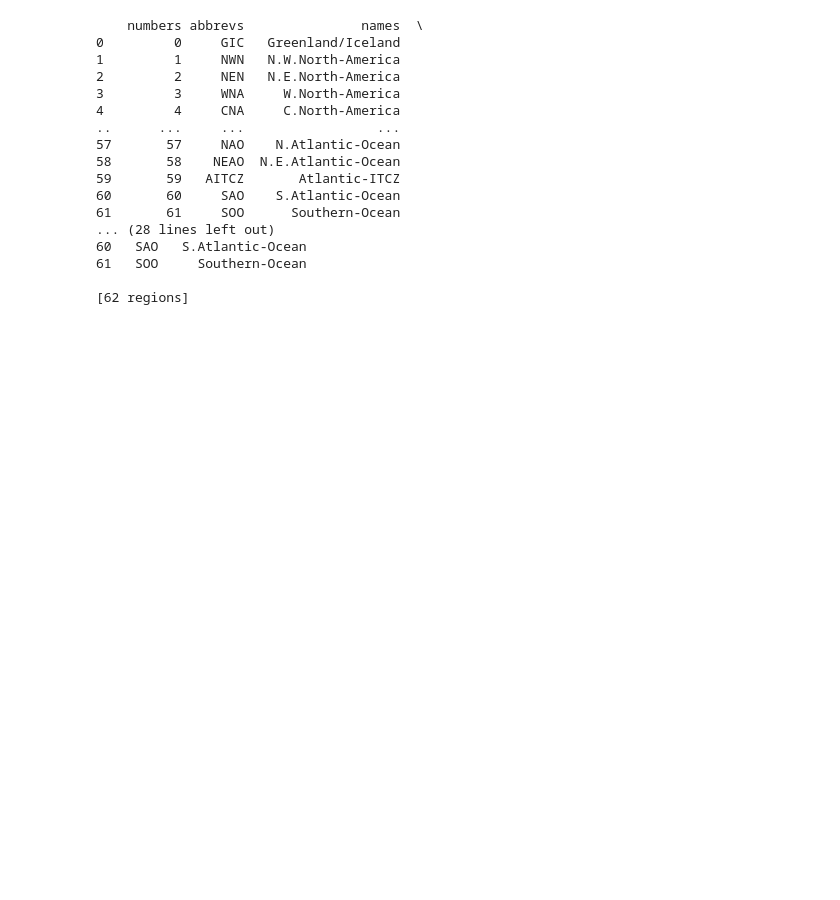
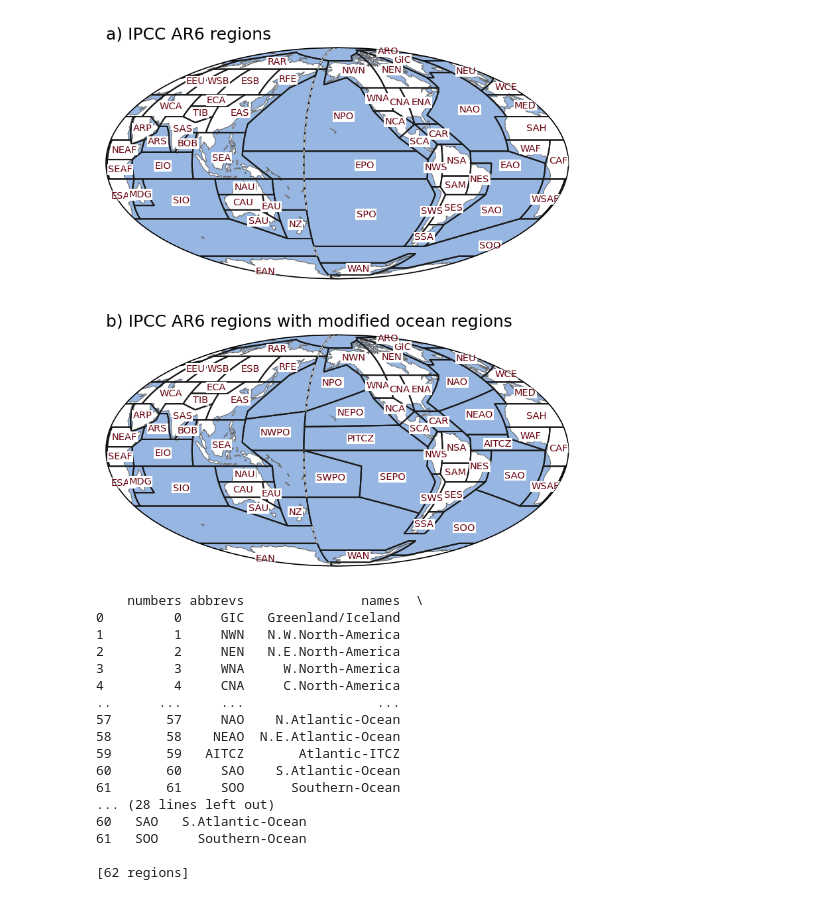
Before and after one commit to msahn/Modified_IPCC_AR6_regions, a Jupyter notebook: modified_IPCC_AR6_regions.ipynb, the cells around one changed output. Cells and saved outputs as stored; diff of their text form; code cells hidden in the pictures; blank space fills up the shorter version.

```diff
--- a/modified_IPCC_AR6_regions.ipynb
+++ b/modified_IPCC_AR6_regions.ipynb
@@ -160,6 +162,60 @@ ar6_all_mod_ocn = regionmask.Regions(
     abbrevs=abbrevs,
     name="AR6 reference regions with modified ocean regions",
 )
+# %%
+def Plot_AR6_map(ax, region):
+    """
+    INPUT
+    region: regionmask variable
+    OUTPUT
+    ax
+    """
+    text_kws = dict(color="#67000d", fontsize=7, bbox=dict(pad=0.1, color="w"))
+
+    ax = region.plot(
+        ax=ax,
+        label="abbrev",
+        add_ocean=True,
+        line_kws=dict(linewidth=1),
+        # coastlines=False,
+        text_kws=text_kws,
+    )
+    if 'mod' in region.name:
+        draw_line(ax, 180, 65, 180, 90)
+        draw_line(ax, 180, 25, 180, 58)
+        draw_line(ax, 180, -30, 180, 0)
+        draw_line(ax, 180, -64, 180, -50)
+        draw_line(ax, 180, -90, 180, -83)
+    else:
+        draw_line(ax, 180, 65, 180, 90)
+        draw_line(ax, 180, -30, 180, 58)
+        draw_line(ax, 180, -64, 180, -56)
+        draw_line(ax, 180, -90, 180, -83)
+
+    return ax
+#--------------------------------------------------------------------------
+
+def draw_line(ax, lon1, lat1, lon2, lat2):
+    for plat1 in range(lat1, lat2+1, 5):
+        plat2 = plat1 + 5
+        if plat2 > lat2: plat2 = lat2
+        ax.plot([lon1, lon2], [plat1, plat2], color='silver', linewidth=1, linestyle='dashed', transform=ccrs.PlateCarree())
+#--------------------------------------------------------------------------
+
+fig=plt.figure(figsize=(6,7.5),dpi=150)
+proj=ccrs.Mollweide(central_longitude=206)
+
+ax=fig.add_subplot(2,1,1, projection=proj)
+ax = Plot_AR6_map(ax, ar6_all)
+ax.set_title('a) IPCC AR6 regions', loc="left", fontsize=12)
+
+ax=fig.add_subplot(2,1,2, projection=proj)
+ax = Plot_AR6_map(ax, ar6_all_mod_ocn)
+ax.set_title('b) IPCC AR6 regions with modified ocean regions', loc="left", fontsize=12)
+
+plt.subplots_adjust(wspace=0.0, hspace=0.0)
+# %% [output]
+[figure, added]
 # %%
 # Convert Regionmask object to a geopandas GeoDataFrame
 regions_gdf = ar6_all_mod_ocn.to_geodataframe()
```
Also changed, not shown: parts of 1 cell of this notebook.
